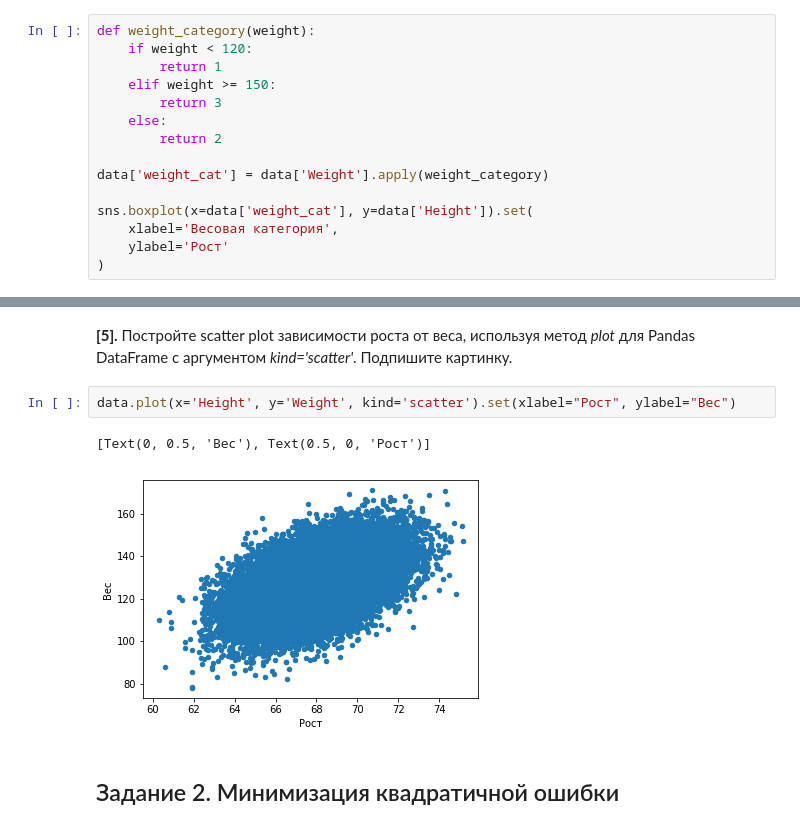
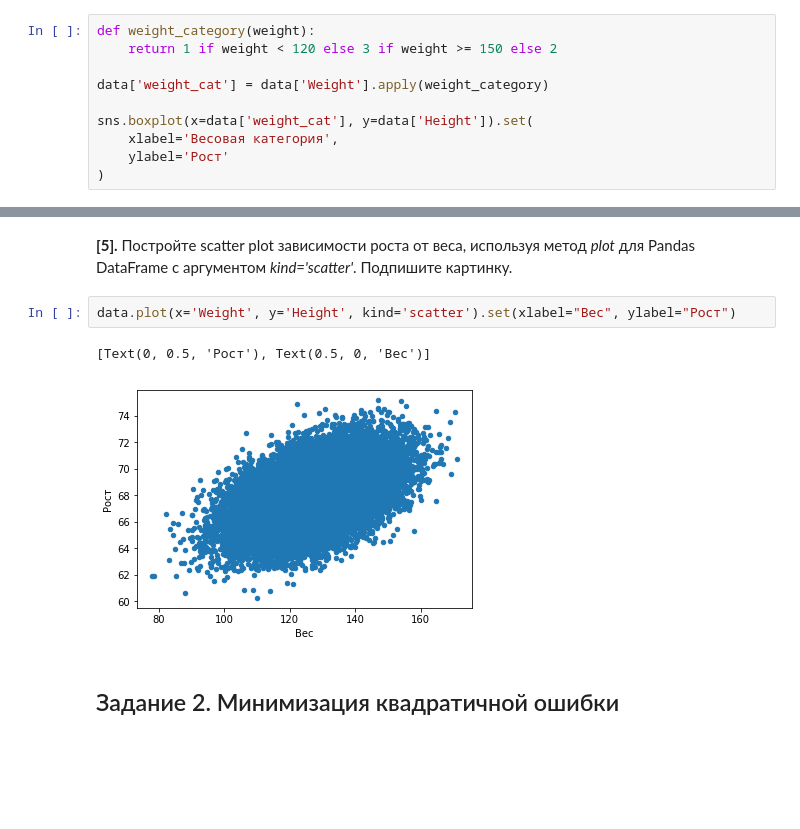
Before and after one commit to Afsent/coursera-ml, a Jupyter notebook: Labeled training/Linear regression/peer_review_linreg_height_weight.ipynb, the cells around one changed output, grey strips where cells are left out. Drawn from its saved outputs; the diff is of its cells as text; blank space fills up the shorter version.

```diff
--- a/Labeled training/Linear regression/peer_review_linreg_height_weight.ipynb
+++ b/Labeled training/Linear regression/peer_review_linreg_height_weight.ipynb
@@ -95,12 +95,7 @@ sns.pairplot(data)
 **[4]**. Создайте в DataFrame *data* новый признак *weight_category*, который будет иметь 3 значения: 1 – если вес меньше 120 фунтов. (~ 54 кг.), 3 - если вес  больше или равен 150 фунтов (~68 кг.), 2 – в остальных случаях. Постройте «ящик с усами» (boxplot), демонстрирующий зависимость роста от весовой категории. Используйте метод *boxplot* библиотеки Seaborn и метод *apply* Pandas DataFrame. Подпишите ось *y* меткой «Рост», ось *x* – меткой «Весовая категория».
 # %%
 def weight_category(weight):
-    if weight < 120:
-        return 1
-    elif weight >= 150:
-        return 3
-    else:
-        return 2
+    return 1 if weight < 120 else 3 if weight >= 150 else 2
 
 data['weight_cat'] = data['Weight'].apply(weight_category)
 
@@ -114,10 +109,10 @@ sns.boxplot(x=data['weight_cat'], y=data['Height']).set(
 # %% [markdown]
 **[5].** Постройте scatter plot зависимости роста от веса, используя метод *plot* для Pandas DataFrame с аргументом *kind='scatter'*. Подпишите картинку.
 # %%
-data.plot(x='Height', y='Weight', kind='scatter').set(xlabel="Рост", ylabel="Вес")
+data.plot(x='Weight', y='Height', kind='scatter').set(xlabel="Вес", ylabel="Рост")
 # %% [output]
-[Text(0, 0.5, 'Вес'), Text(0.5, 0, 'Рост')]
+[Text(0, 0.5, 'Рост'), Text(0.5, 0, 'Вес')]
-[figure, old version]
+[figure, new version]
 # %% [markdown]
 ## Задание 2. Минимизация квадратичной ошибки
 # %% [markdown]
```
Also changed, not shown: parts of 19 cells of this notebook.
